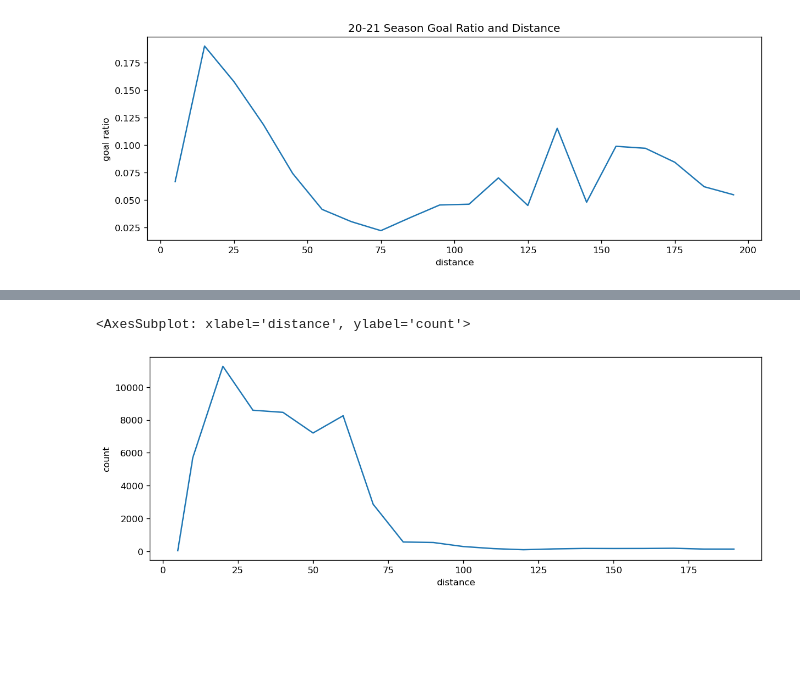
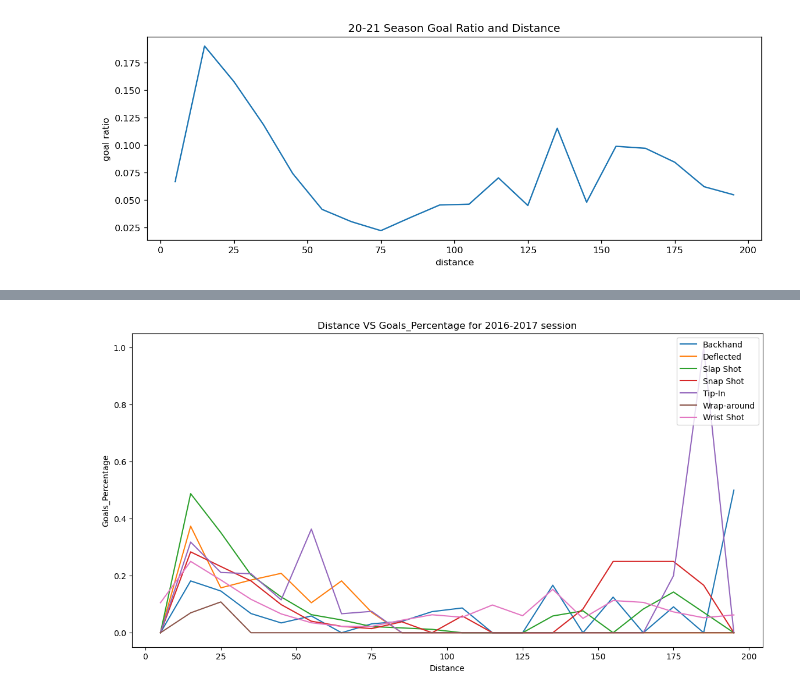
Before and after one commit to YashVadi/NHL-DataScience-IFT-6758, a Jupyter notebook: SimpleVisualization.ipynb, the cells around one changed output, grey strips where cells are left out. Cells and saved outputs as stored; diff of their text form; code cells hidden in the pictures; blank space fills up the shorter version.

Commit message:
Update SimpleVisualization.ipynb
simple visualization done

```diff
--- a/SimpleVisualization.ipynb
+++ b/SimpleVisualization.ipynb
@@ -46,8 +16,8 @@ goalNum_for_eachType = []
 goalRatio_for_eachType = []
 
 for sType in shootType:
-    shotNum = df_shooter.loc[df_shooter['shootType']==sType].shape[0]
-    goalNum = df_shooter.loc[(df_shooter['shootType']==sType) & (df_shooter['eventTypeId']=='GOAL')].shape[0]
+    shotNum = df_shooter_16_17.loc[df_shooter_16_17['shootType']==sType].shape[0]
+    goalNum = df_shooter_16_17.loc[(df_shooter_16_17['shootType']==sType) & (df_shooter_16_17['eventTypeId']=='GOAL')].shape[0]
     shotNum_for_eachType.append(shotNum)
     goalNum_for_eachType.append(goalNum)
     goalRatio_for_eachType.append("{:.2f}".format((goalNum/shotNum)*100))
@@ -304,26 +177,0 @@ df_shooter_nonNull_nonShootOut_20_21 = df_shooter_nonNull_20_21.query("distance!
-# %%
-distances_20_21 = df_shooter_nonNull_nonShootOut_20_21.distance.astype(float)
-bins_20_21 = [x for x in range(0,201,10)]
-bin_centers_20_21 = [x for x in range(5,196,5)]
-categories_20_21 = pd.cut(distances_20_21, bins=bins_20_21, right=False)
-bin_counts_20_21 = pd.Series(categories_20_21).value_counts().reset_index()
-current_column_names_20_21 = bin_counts_20_21.columns
-current_column_names_20_21.values[0] = 'interval'
-current_column_names_20_21.values[1] = 'count'
-bin_counts_20_21.columns = current_column_names_20_21
-distance_intervals_20_21 = bin_counts_20_21['interval']
-bin_centers_in_order_20_21 = []
-for distance_interval_20_21 in distance_intervals_20_21:
-    for bin_center_20_21 in bin_centers_20_21:
-        if bin_center_20_21 in distance_interval_20_21:
-            bin_centers_in_order_20_21.append(bin_center_20_21)
-            break
-bin_centers_in_order_20_21 = pd.Series(bin_centers_in_order_20_21)
-hist_20_21 = pd.DataFrame({'distance': bin_centers_in_order_20_21})
-counts_20_21 = bin_counts_20_21['count']
-hist_20_21['count'] = counts_20_21
-fig, ax = plt.subplots(figsize=(12, 4), dpi=120)
-sns.lineplot(data=hist_20_21, x="distance", y="count")
-# %% [output]
-<AxesSubplot: xlabel='distance', ylabel='count'>
-[figure, removed]
@@ -329,0 +180,40 @@ sns.lineplot(data=hist_20_21, x="distance", y="count")
+# %%
+df_valide = df_shooter_nonNull_20_21.query("distance!='shoot out'")
+data_plot = df_valide [ ['eventTypeId','shootType'] ].reset_index()
+bins = [x for x in range(0, 210, 10)]
+bin_centers = [x for x in range(5, 205, 10)]
+categories_goal = pd.cut(df_valide['distance'].astype(float), bins=bins, labels=bin_centers, right=False)
+data_plot['distance_bins'] = categories_goal.values
+# %%
+df_plot = data_plot.groupby(['eventTypeId','shootType','distance_bins']).count()
+df_plot = df_plot.reset_index()
+df_plot = df_plot.rename(columns={'eventTypeId': 'eventTypeId',
+                                  'shootType': 'shootType',
+                                  'distance_bins': 'distance_bins',
+                                  'index': 'sum'})
+# %%
+fig = plt.figure(figsize = (14,7))
+for shotType in df_plot['shootType'].unique():
+    ratio = []
+    df_shotType = df_plot[df_plot['shootType'] == shotType]
+    shot = df_shotType[df_shotType['eventTypeId'] == 'SHOT']
+    goal = df_shotType[df_shotType['eventTypeId'] == 'GOAL']
+
+    for i in range(len(shot)):
+        if shot['sum'].iloc[i] != 0:
+            ratio.append(goal['sum'].iloc[i]/shot['sum'].iloc[i])
+        else:
+            if goal['sum'].iloc[i] == 0:
+                ratio.append(0)
+            else:
+                ratio.append(1)
+    plt.plot(bin_centers,ratio,label = shotType)
+
+
+plt.legend(loc='upper right')
+plt.title('Distance VS Goals_Percentage for 2016-2017 session')
+plt.xlabel('Distance')
+plt.ylabel('Goals_Percentage')
+plt.show()
+# %% [output]
+[figure, added]
```
Also changed, not shown: parts of 18 cells of this notebook.
